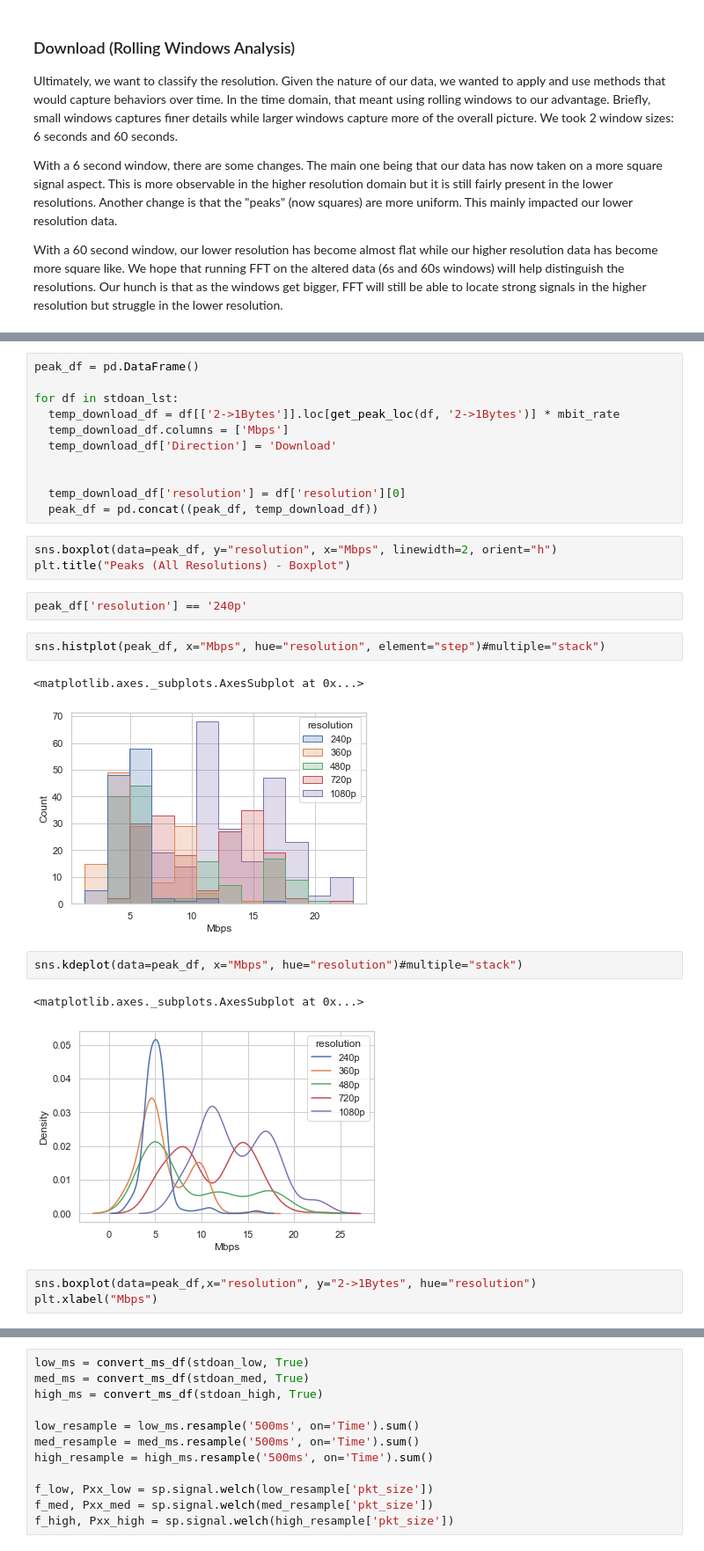
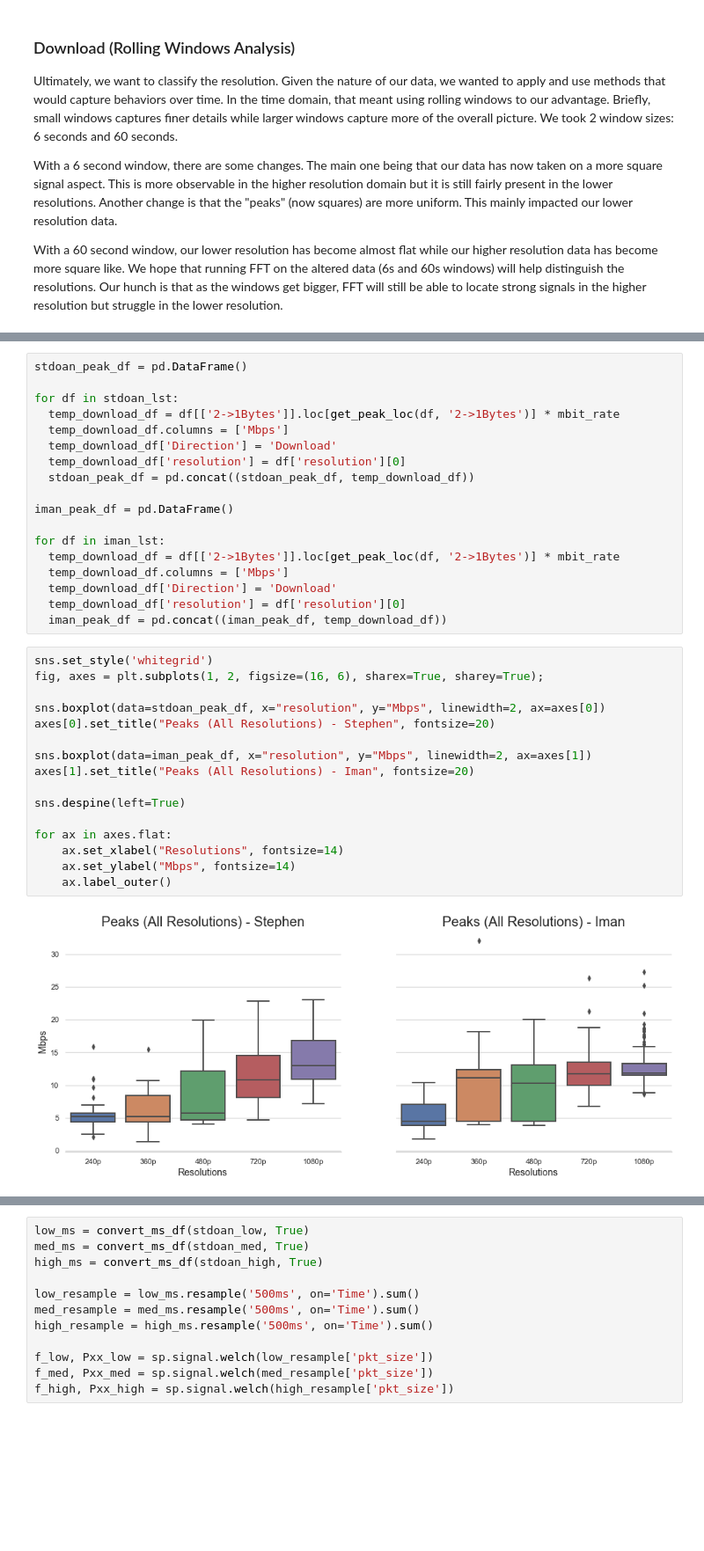
Before and after one commit to stephdoan/ResRecovery, a Jupyter notebook: notebooks/EDA.ipynb, the cells around one changed output, grey strips where cells are left out. Shown at 88% size. Drawn from its saved outputs; the diff is of its cells as text; blank space fills up the shorter version.

```diff
--- a/notebooks/EDA.ipynb
+++ b/notebooks/EDA.ipynb
@@ -191,29 +213,36 @@ We start with some basic boxplots to summarize and compare peaks across resoluti
 # %%
-peak_df = pd.DataFrame()
+stdoan_peak_df = pd.DataFrame()
 
 for df in stdoan_lst:
   temp_download_df = df[['2->1Bytes']].loc[get_peak_loc(df, '2->1Bytes')] * mbit_rate
   temp_download_df.columns = ['Mbps']
   temp_download_df['Direction'] = 'Download'
+  temp_download_df['resolution'] = df['resolution'][0]
+  stdoan_peak_df = pd.concat((stdoan_peak_df, temp_download_df))
 
+iman_peak_df = pd.DataFrame()
 
+for df in iman_lst:
+  temp_download_df = df[['2->1Bytes']].loc[get_peak_loc(df, '2->1Bytes')] * mbit_rate
+  temp_download_df.columns = ['Mbps']
+  temp_download_df['Direction'] = 'Download'
   temp_download_df['resolution'] = df['resolution'][0]
-  peak_df = pd.concat((peak_df, temp_download_df))
+  iman_peak_df = pd.concat((iman_peak_df, temp_download_df))
-# %%
-sns.boxplot(data=peak_df, y="resolution", x="Mbps", linewidth=2, orient="h")
-plt.title("Peaks (All Resolutions) - Boxplot")
-# %%
-peak_df['resolution'] == '240p'
-# %%
-sns.histplot(peak_df, x="Mbps", hue="resolution", element="step")#multiple="stack")
-# %% [output]
-<matplotlib.axes._subplots.AxesSubplot at 0x...>
-[figure, removed]
-# %%
-sns.kdeplot(data=peak_df, x="Mbps", hue="resolution")#multiple="stack")
-# %% [output]
-<matplotlib.axes._subplots.AxesSubplot at 0x...>
-[figure, removed]
-# %%
-sns.boxplot(data=peak_df,x="resolution", y="2->1Bytes", hue="resolution")
-plt.xlabel("Mbps")
+# %%
+sns.set_style('whitegrid')
+fig, axes = plt.subplots(1, 2, figsize=(16, 6), sharex=True, sharey=True);
+
+sns.boxplot(data=stdoan_peak_df, x="resolution", y="Mbps", linewidth=2, ax=axes[0])
+axes[0].set_title("Peaks (All Resolutions) - Stephen", fontsize=20)
+
+sns.boxplot(data=iman_peak_df, x="resolution", y="Mbps", linewidth=2, ax=axes[1])
+axes[1].set_title("Peaks (All Resolutions) - Iman", fontsize=20)
+
+sns.despine(left=True)
+
+for ax in axes.flat:
+    ax.set_xlabel("Resolutions", fontsize=14)
+    ax.set_ylabel("Mbps", fontsize=14)
+    ax.label_outer()
+# %% [output]
+[figure, added]
```
Also changed, not shown: parts of 13 cells of this notebook.
